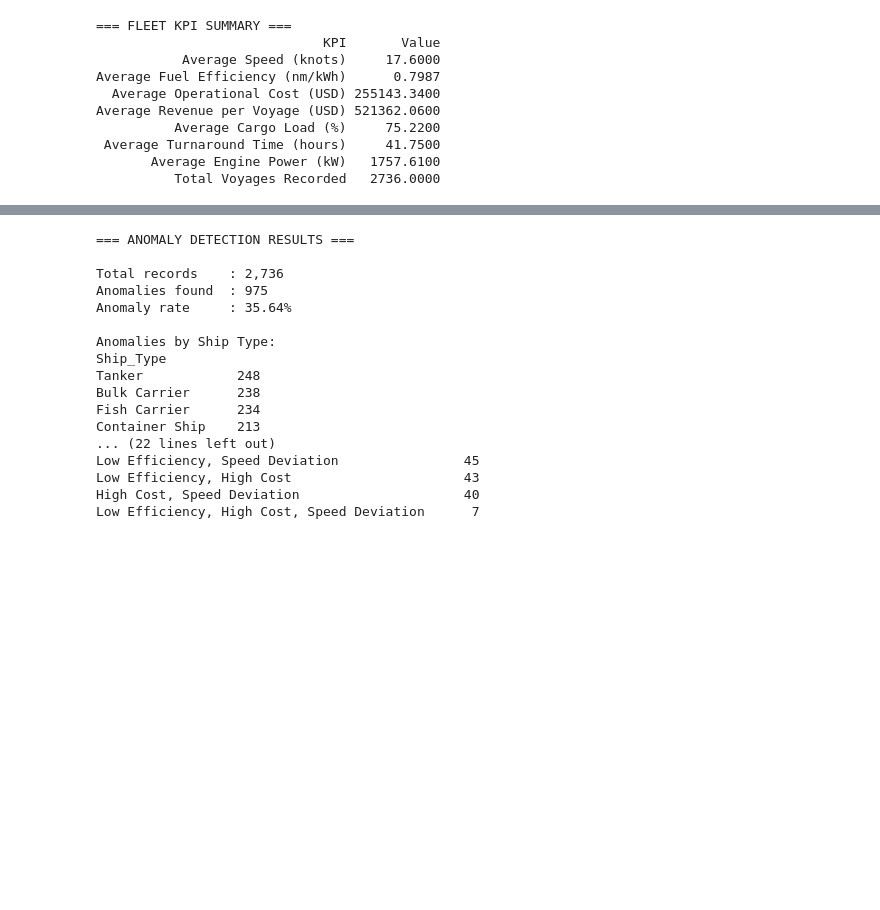
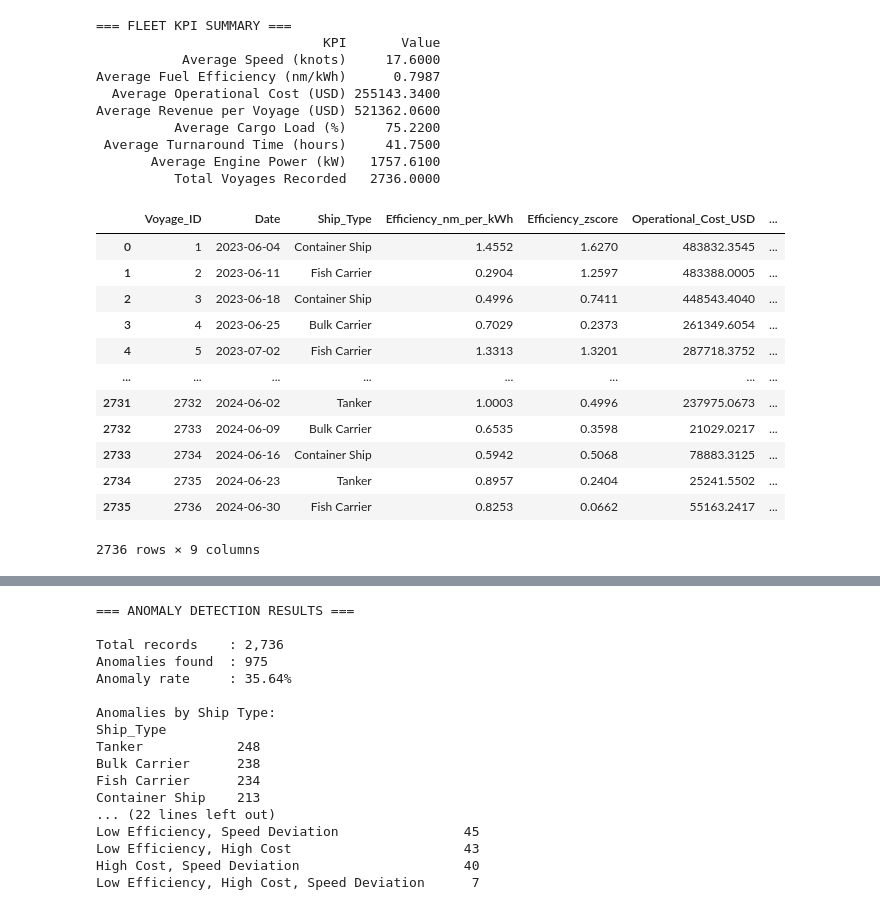
Before and after one commit to Yashaswini-Sandeep/Fleet_KPI_Tracker, a Jupyter notebook: notebooks/Fleet_KPI_Analysis.ipynb, the cells around one changed output, grey strips where cells are left out. Drawn from its saved outputs; the diff is of its cells as text; code cells hidden in the pictures; blank space fills up the shorter version.

```diff
--- a/notebooks/Fleet_KPI_Analysis.ipynb
+++ b/notebooks/Fleet_KPI_Analysis.ipynb
@@ -171,3 +173,21 @@ from scipy import stats
 df['Efficiency_zscore'] = np.abs(stats.zscore(df['Efficiency_nm_per_kWh']))
 df['Cost_zscore'] = np.abs(stats.zscore(df['Operational_Cost_USD']))
 df['Speed_zscore'] = np.abs(stats.zscore(df['Speed_Over_Ground_knots']))
+# %%
+df[['Voyage_ID', 'Date', 'Ship_Type', 'Efficiency_nm_per_kWh', 'Efficiency_zscore',
+    'Operational_Cost_USD', 'Cost_zscore',
+    'Speed_Over_Ground_knots', 'Speed_zscore']].round(4)
+# %% [output]
+|  | Voyage_ID | Date | Ship_Type | Efficiency_nm_per_kWh | Efficiency_zscore | Operational_Cost_USD | ... |
+| 0 | 1 | 2023-06-04 | Container Ship | 1.4552 | 1.6270 | 483832.3545 | ... |
+| 1 | 2 | 2023-06-11 | Fish Carrier | 0.2904 | 1.2597 | 483388.0005 | ... |
+| 2 | 3 | 2023-06-18 | Container Ship | 0.4996 | 0.7411 | 448543.4040 | ... |
+| 3 | 4 | 2023-06-25 | Bulk Carrier | 0.7029 | 0.2373 | 261349.6054 | ... |
+| 4 | 5 | 2023-07-02 | Fish Carrier | 1.3313 | 1.3201 | 287718.3752 | ... |
+| ... | ... | ... | ... | ... | ... | ... | ... |
+| 2731 | 2732 | 2024-06-02 | Tanker | 1.0003 | 0.4996 | 237975.0673 | ... |
+| 2732 | 2733 | 2024-06-09 | Bulk Carrier | 0.6535 | 0.3598 | 21029.0217 | ... |
+| 2733 | 2734 | 2024-06-16 | Container Ship | 0.5942 | 0.5068 | 78883.3125 | ... |
+| 2734 | 2735 | 2024-06-23 | Tanker | 0.8957 | 0.2404 | 25241.5502 | ... |
+| 2735 | 2736 | 2024-06-30 | Fish Carrier | 0.8253 | 0.0662 | 55163.2417 | ... |
+2736 rows × 9 columns
```
Also changed, not shown: parts of 8 cells of this notebook, 2 other files.
